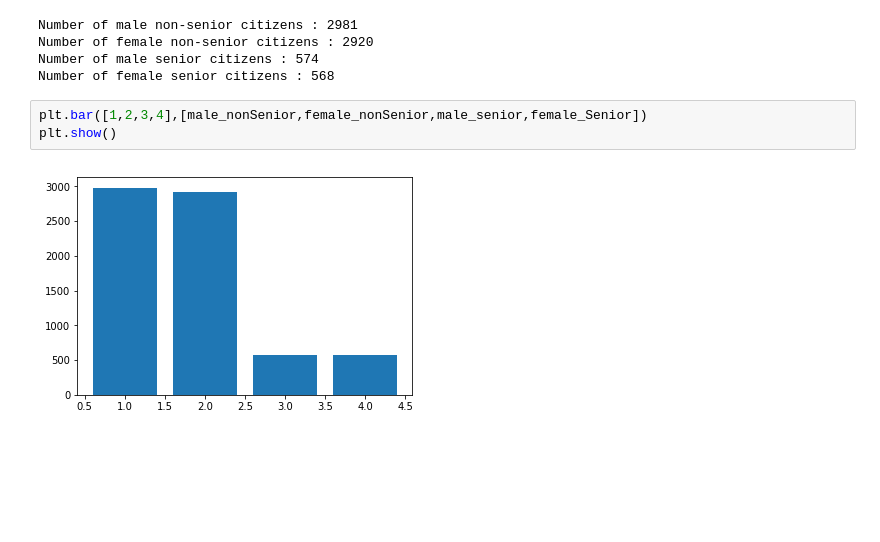
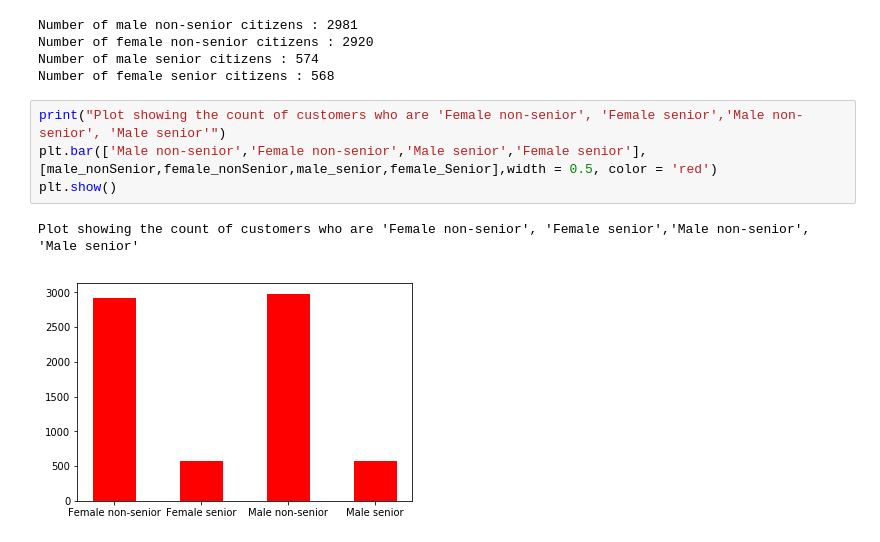
Before and after one commit to adityaprabhat01/eda-taskphase-aditya, a Jupyter notebook: telco_churn.ipynb, the cells around one changed output. Drawn from its saved outputs; the diff is of its cells as text; blank space fills up the shorter version.

```diff
--- a/telco_churn.ipynb
+++ b/telco_churn.ipynb
@@ -60,8 +61,10 @@ Number of male non-senior citizens : 2981
 Number of female non-senior citizens : 2920
 Number of male senior citizens : 574
 Number of female senior citizens : 568
-# %%
-plt.bar([1,2,3,4],[male_nonSenior,female_nonSenior,male_senior,female_Senior])
-plt.show()
-# %% [output]
-[figure, removed]
+# %%
+print("Plot showing the count of customers who are 'Female non-senior', 'Female senior','Male non-senior', 'Male senior'")
+plt.bar(['Male non-senior','Female non-senior','Male senior','Female senior'],[male_nonSenior,female_nonSenior,male_senior,female_Senior],width = 0.5, color = 'red')
+plt.show()
+# %% [output]
+Plot showing the count of customers who are 'Female non-senior', 'Female senior','Male non-senior', 'Male senior'
+[figure, added]
```
Also changed, not shown: parts of 7 cells of this notebook.
